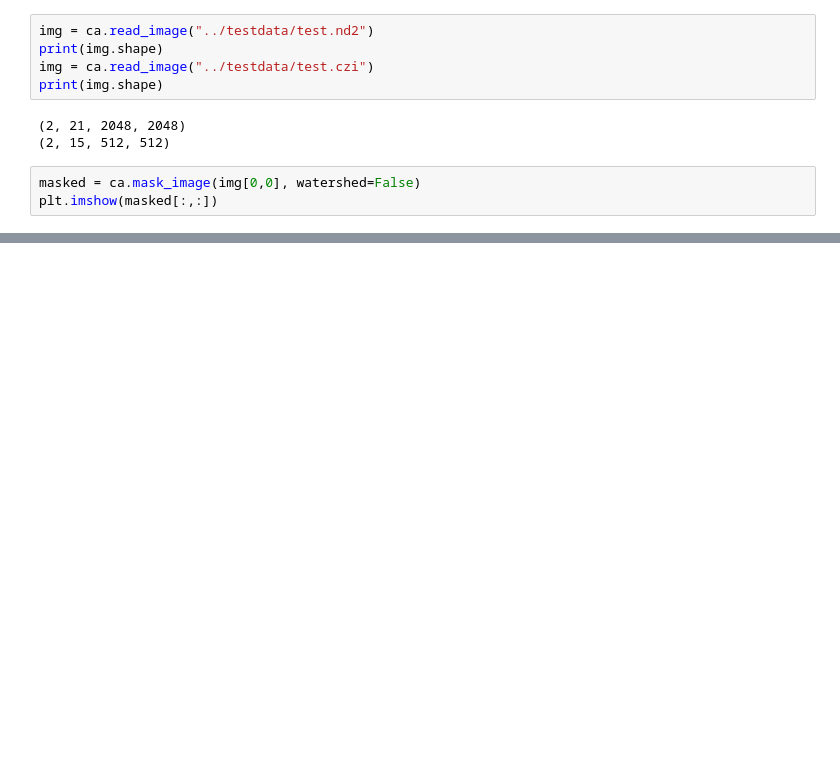
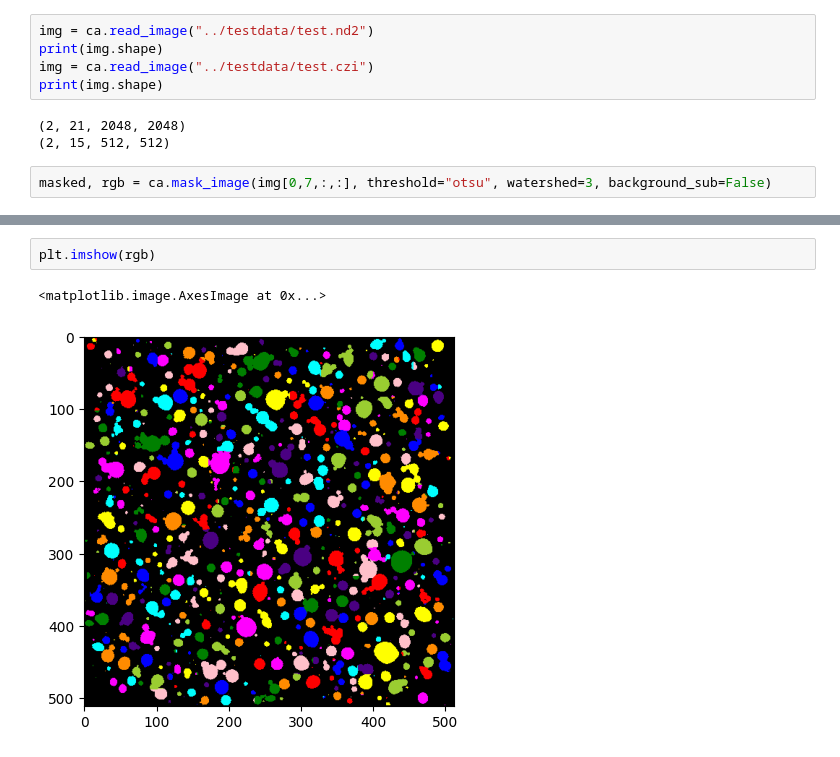
Before and after one commit to Gladfelter-Lab/condensate-analysis, a Jupyter notebook: notebooks/tmp_dev.ipynb, the cells around one changed output, grey strips where cells are left out. Cells and saved outputs as stored; diff of their text form; blank space fills up the shorter version.

```diff
--- a/notebooks/tmp_dev.ipynb
+++ b/notebooks/tmp_dev.ipynb
@@ -45,5 +12,4 @@ print(img.shape)
 (2, 21, 2048, 2048)
 (2, 15, 512, 512)
 # %%
-masked = ca.mask_image(img[0,0], watershed=False)
-plt.imshow(masked[:,:])
+masked, rgb = ca.mask_image(img[0,7,:,:], threshold="otsu", watershed=3, background_sub=False)
@@ -55,0 +36,5 @@ np.median(img)
+# %%
+plt.imshow(rgb)
+# %% [output]
+<matplotlib.image.AxesImage at 0x...>
+[figure, added]
```
Also changed, not shown: parts of 11 cells of this notebook.
